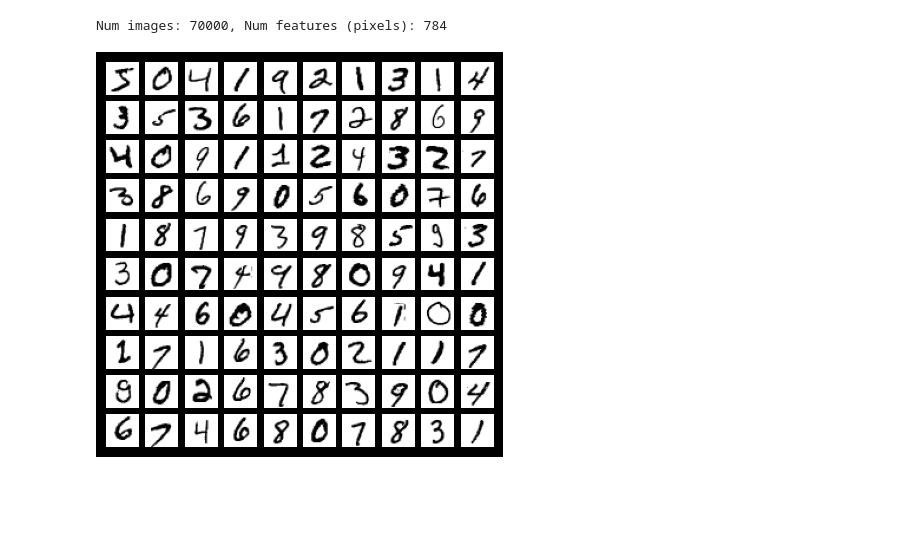
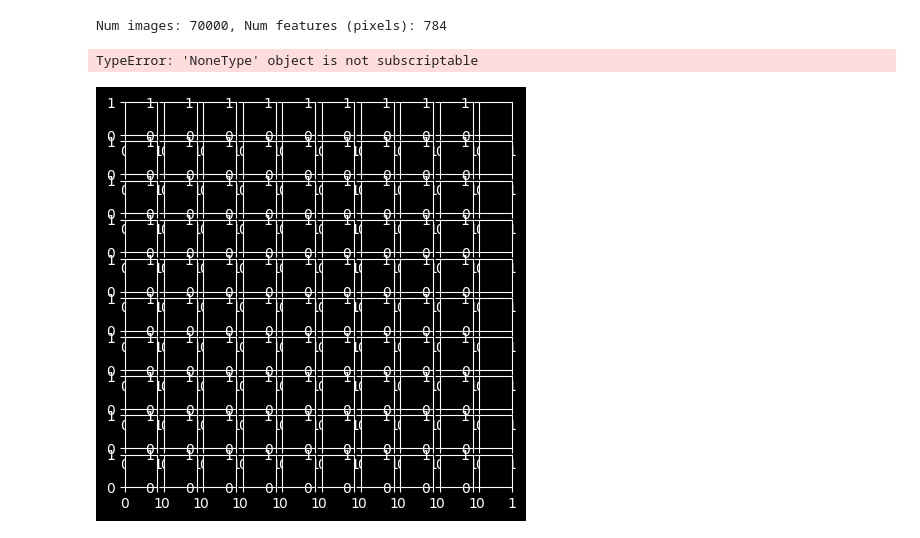
Before and after one commit to levetation/MNIST, a Jupyter notebook: MNIST Classification V2 - SVC.ipynb, the cells around one changed output. Saved outputs shown, nothing was run; the diff lists cells and outputs as text; code cells hidden in the pictures; blank space fills up the shorter version.

Commit message:
dark mode digits

```diff
--- a/MNIST Classification V2 - SVC.ipynb
+++ b/MNIST Classification V2 - SVC.ipynb
@@ -1,36 +1,50 @@
 # %%
+## prepare mnist data
+
 # extract MNIST data from sklearn api
 from sklearn.datasets import fetch_openml
 mnist = fetch_openml('mnist_784', parser='pandas')
 X, y = mnist["data"].to_numpy(), mnist["target"].to_numpy()
 print(f"Num images: {X.shape[0]}, Num features (pixels): {X.shape[1]}")
-
-# display sample
-import matplotlib.pyplot as plt
-plt.style.use('dark_background')
-fig, axis = plt.subplots(10, 10, figsize=(5, 5))
-labels = ""
-for i, ax in enumerate(axis.flat):
-    example_digit = X[i].reshape(28, 28)
-    labels = labels + f"{y[i]}, "
-    ax.imshow(example_digit, cmap='binary');
-    ax.axis("off")
 
 # subset training / test sets
 from sklearn.model_selection import train_test_split
 
 # flatten image data
 n_samples = len(X)
 X = X.reshape((n_samples, -1))
 
 # 80% train, 20% test
 X_train, X_test, y_train, y_test = train_test_split(
     X, y, test_size=0.2, shuffle=False
 )
 
 # reduce size of training set for speed
-X_train_subset = X_train[:5000]
-y_train_subset = y_train[:5000]
+X_train_subset = X_train[:1000]
+y_train_subset = y_train[:1000]
+
+# reversing colours of digits
+def dark_digit(X_array_component):
+    X_dark_component = []
+    for i in range(len(X_array_component)):
+        dd = (X_array_component[i] - 273) * -1
+        X_dark_component.append(dd)
+    return X_dark_component
+
+X_train_dark = dark_digit(X_train_subset)
+X_test_dark  = dark_digit(X_test)
+
+# display sample
+import matplotlib.pyplot as plt
+plt.style.use('dark_background')
+fig, axis = plt.subplots(10, 10, figsize=(5, 5))
+labels = ""
+for i, ax in enumerate(axis.flat):
+    example_digit = X_train_dark[i].reshape(28, 28)
+    labels = labels + f"{y[i]}, "
+    ax.imshow(example_digit, cmap='binary')
+    ax.axis("off")
 # %% [output]
 Num images: 70000, Num features (pixels): 784
+TypeError: 'NoneType' object is not subscriptable
-[figure, old version]
+[figure, new version]
```
Also changed, not shown: parts of 3 cells of this notebook.
